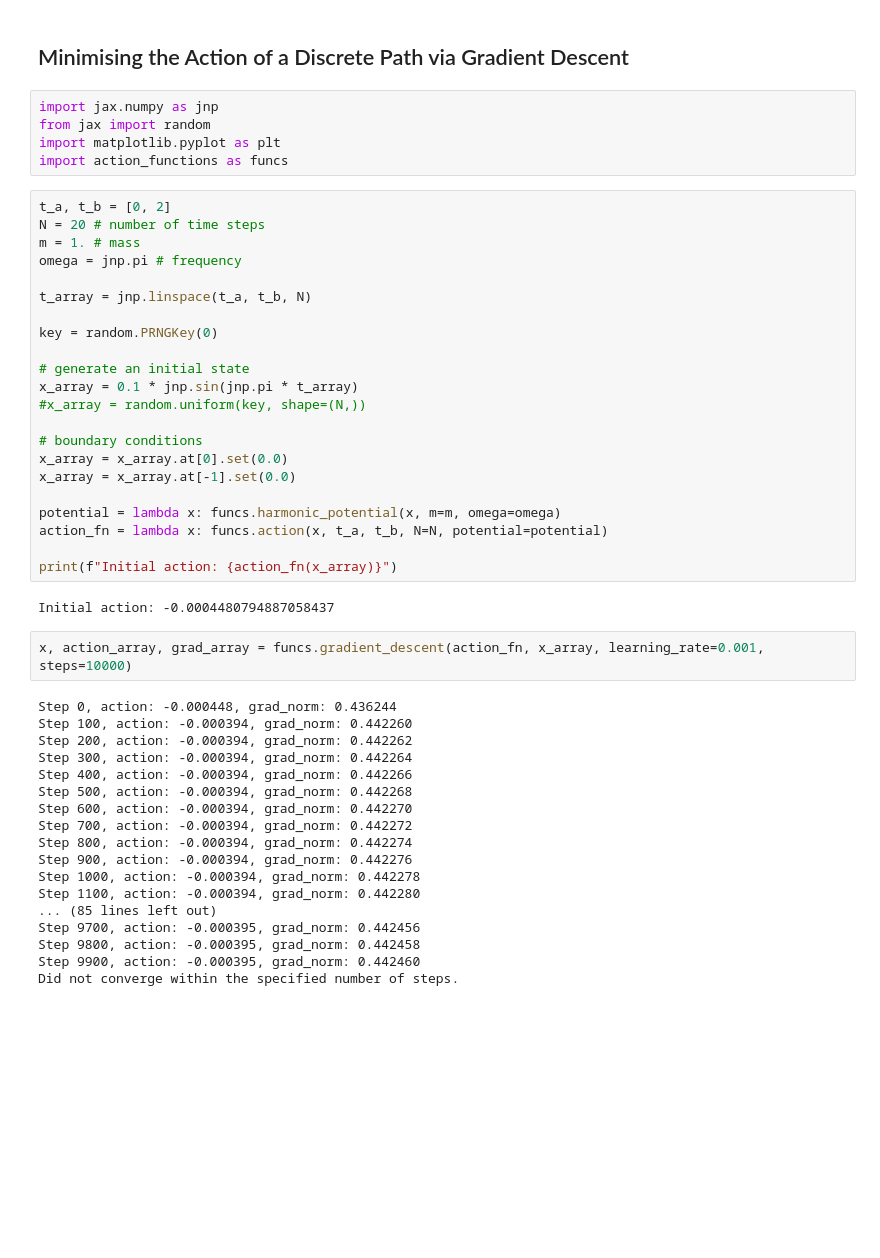
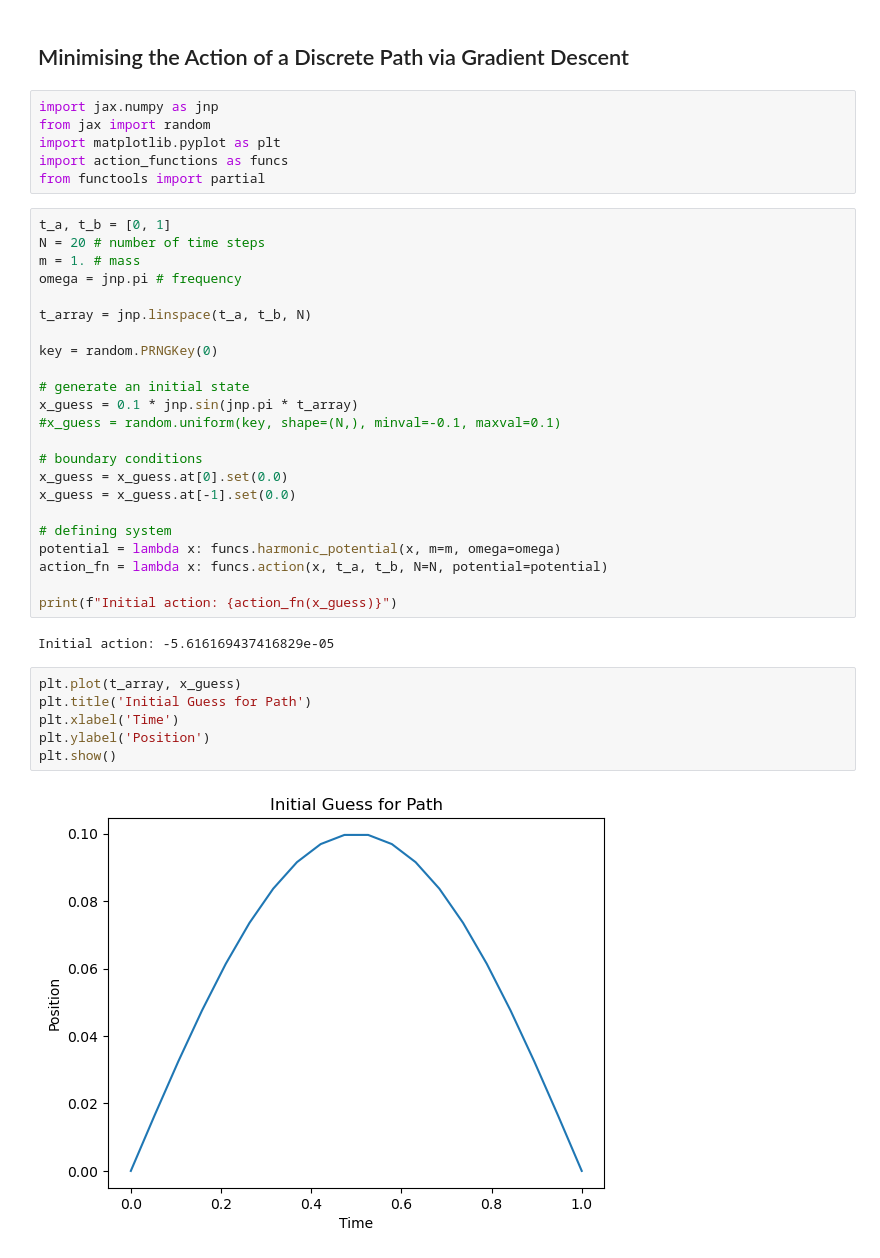
Before and after one commit to aiman1661/gd-action, a Jupyter notebook: action_notebook.ipynb, the cells around one changed output. Drawn from its saved outputs; the diff is of its cells as text; blank space fills up the shorter version.

```diff
--- a/action_notebook.ipynb
+++ b/action_notebook.ipynb
@@ -5,8 +5,9 @@ import jax.numpy as jnp
 from jax import random
 import matplotlib.pyplot as plt
 import action_functions as funcs
+from functools import partial
 # %%
-t_a, t_b = [0, 2]
+t_a, t_b = [0, 1]
 N = 20 # number of time steps
 m = 1. # mass
 omega = jnp.pi # frequency
@@ -16,36 +17,25 @@ t_array = jnp.linspace(t_a, t_b, N)
 key = random.PRNGKey(0)
 
 # generate an initial state
-x_array = 0.1 * jnp.sin(jnp.pi * t_array)
-#x_array = random.uniform(key, shape=(N,))
+x_guess = 0.1 * jnp.sin(jnp.pi * t_array)
+#x_guess = random.uniform(key, shape=(N,), minval=-0.1, maxval=0.1)
 
 # boundary conditions
-x_array = x_array.at[0].set(0.0)
-x_array = x_array.at[-1].set(0.0)
+x_guess = x_guess.at[0].set(0.0)
+x_guess = x_guess.at[-1].set(0.0)
 
+# defining system
 potential = lambda x: funcs.harmonic_potential(x, m=m, omega=omega)
 action_fn = lambda x: funcs.action(x, t_a, t_b, N=N, potential=potential)
 
-print(f"Initial action: {action_fn(x_array)}")
+print(f"Initial action: {action_fn(x_guess)}")
 # %% [output]
-Initial action: -0.0004480794887058437
+Initial action: -5.616169437416829e-05
-# %%
-x, action_array, grad_array = funcs.gradient_descent(action_fn, x_array, learning_rate=0.001, steps=10000)
-# %% [output]
-Step 0, action: -0.000448, grad_norm: 0.436244
-Step 100, action: -0.000394, grad_norm: 0.442260
-Step 200, action: -0.000394, grad_norm: 0.442262
-Step 300, action: -0.000394, grad_norm: 0.442264
-Step 400, action: -0.000394, grad_norm: 0.442266
-Step 500, action: -0.000394, grad_norm: 0.442268
-Step 600, action: -0.000394, grad_norm: 0.442270
-Step 700, action: -0.000394, grad_norm: 0.442272
-Step 800, action: -0.000394, grad_norm: 0.442274
-Step 900, action: -0.000394, grad_norm: 0.442276
-Step 1000, action: -0.000394, grad_norm: 0.442278
-Step 1100, action: -0.000394, grad_norm: 0.442280
-... (85 lines left out)
-Step 9700, action: -0.000395, grad_norm: 0.442456
-Step 9800, action: -0.000395, grad_norm: 0.442458
-Step 9900, action: -0.000395, grad_norm: 0.442460
-Did not converge within the specified number of steps.
+# %%
+plt.plot(t_array, x_guess)
+plt.title('Initial Guess for Path')
+plt.xlabel('Time')
+plt.ylabel('Position')
+plt.show()
+# %% [output]
+[figure, added]
```
Also changed, not shown: parts of 3 cells of this notebook, 1 other file.
